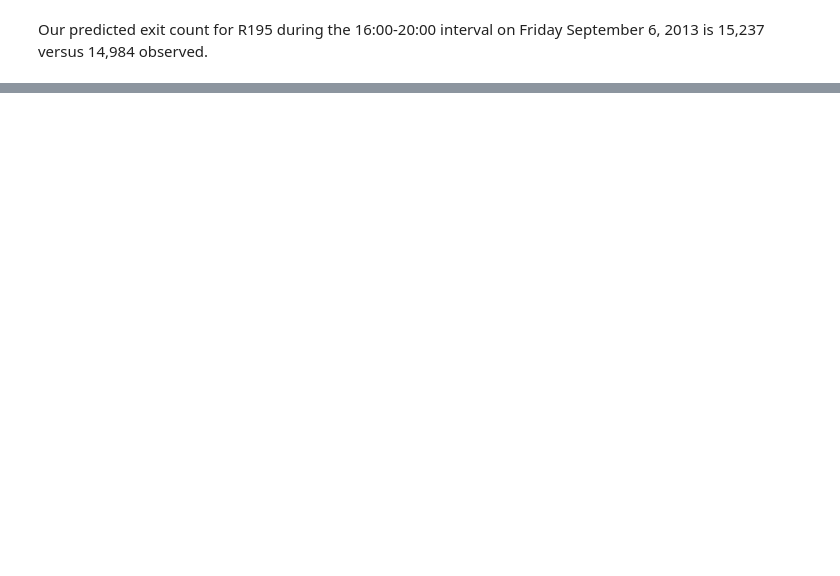
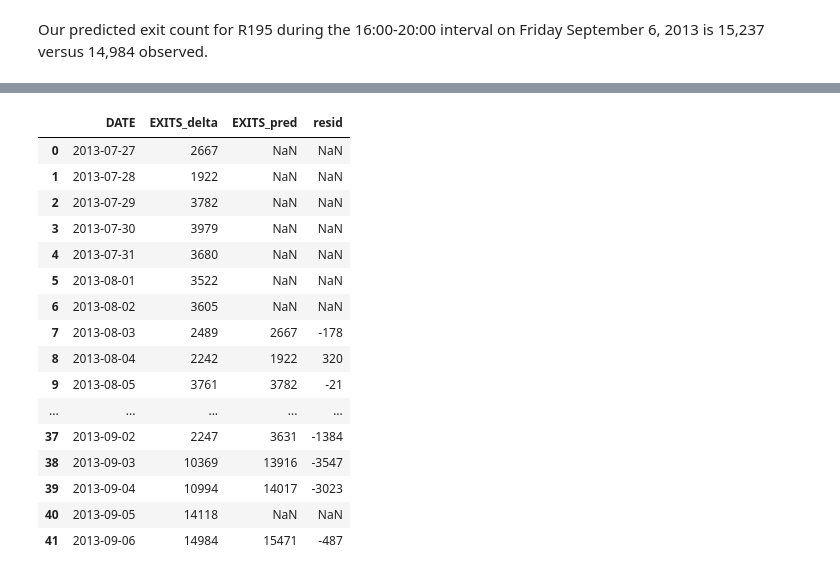
Before and after one commit to dunnette/VizDemo, a Jupyter notebook: mtaDemo/MTA2.ipynb, the cells around one changed output, grey strips where cells are left out. Saved outputs shown, nothing was run; the diff lists cells and outputs as text; code cells hidden in the pictures; blank space fills up the shorter version.

```diff
--- a/mtaDemo/MTA2.ipynb
+++ b/mtaDemo/MTA2.ipynb
@@ -386,4 +373,0 @@ If we assume attendance is not known, we can build a simple model from
-# %%
-data_exits.loc[data_exits.Opp.isnull(),'OffPeak'] = data_exits.loc[data_exits.Opp.isnull(),'EXITS_delta']
-data_exits.loc[~data_exits.Opp.isnull(),'Peak'] = data_exits.loc[~data_exits.Opp.isnull(),'EXITS_delta']
-data_exits
@@ -408,8 +373,0 @@ data_exits
-# %%
-data_exits['t1'] = data_exits.OffPeak.shift(1)
-data_exits['t7'] = data_exits.OffPeak.shift(7)
-data_exits['t8'] = data_exits.OffPeak.shift(8)
-data_exits['t14'] = data_exits.OffPeak.shift(14)
-data_exits['t15'] = data_exits.OffPeak.shift(15)
-# %%
-data_exits['pred'] = data_exits.t1+data_exits.t7-data_exits.t8
@@ -422,0 +374,36 @@ exits_to_attendance
+# %%
+data_exits.loc[data_exits.Opp.isnull(),'OffPeak'] = data_exits.loc[data_exits.Opp.isnull(),'EXITS_delta']
+data_exits.loc[data_exits.Opp.isnull(),'Peak'] = data_exits.loc[~data_exits.Opp.isnull(),'EXITS_delta']
+
+for act_level in ['Peak']:
+    data_exits['t7'] = data_exits[act_level].shift(7)
+    data_exits['t14'] = data_exits[act_level].shift(14)
+    data_exits['t21'] = data_exits[act_level].shift(21)
+    data_exits[act_level+'_pred'] = data_exits.t7
+    data_exits.loc[data_exits[act_level+'_pred'].isnull(),act_level+'_pred']=data_exits.t14[data_exits[act_level+'_pred'].isnull()]
+    data_exits.loc[data_exits[act_level+'_pred'].isnull(),act_level+'_pred']=data_exits.t21[data_exits[act_level+'_pred'].isnull()]
+
+data_exits.loc[data_exits.Opp.isnull(),'EXITS_pred'] = data_exits.loc[data_exits.Opp.isnull(),'OffPeak_pred']
+data_exits.loc[~data_exits.Opp.isnull(),'EXITS_pred'] = data_exits.loc[~data_exits.Opp.isnull(),'Peak_pred']
+# %%
+data_model2 = data_exits[['DATE','EXITS_delta','EXITS_pred']].copy()
+data_model2['resid'] = data_model2.EXITS_delta - data_model2.EXITS_pred
+data_model2
+# %% [output]
+|  | DATE | EXITS_delta | EXITS_pred | resid |
+| 0 | 2013-07-27 | 2667 | NaN | NaN |
+| 1 | 2013-07-28 | 1922 | NaN | NaN |
+| 2 | 2013-07-29 | 3782 | NaN | NaN |
+| 3 | 2013-07-30 | 3979 | NaN | NaN |
+| 4 | 2013-07-31 | 3680 | NaN | NaN |
+| 5 | 2013-08-01 | 3522 | NaN | NaN |
+| 6 | 2013-08-02 | 3605 | NaN | NaN |
+| 7 | 2013-08-03 | 2489 | 2667 | -178 |
+| 8 | 2013-08-04 | 2242 | 1922 | 320 |
+| 9 | 2013-08-05 | 3761 | 3782 | -21 |
+| ... | ... | ... | ... | ... |
+| 37 | 2013-09-02 | 2247 | 3631 | -1384 |
+| 38 | 2013-09-03 | 10369 | 13916 | -3547 |
+| 39 | 2013-09-04 | 10994 | 14017 | -3023 |
+| 40 | 2013-09-05 | 14118 | NaN | NaN |
+| 41 | 2013-09-06 | 14984 | 15471 | -487 |
```
Also changed, not shown: parts of 7 cells of this notebook.
